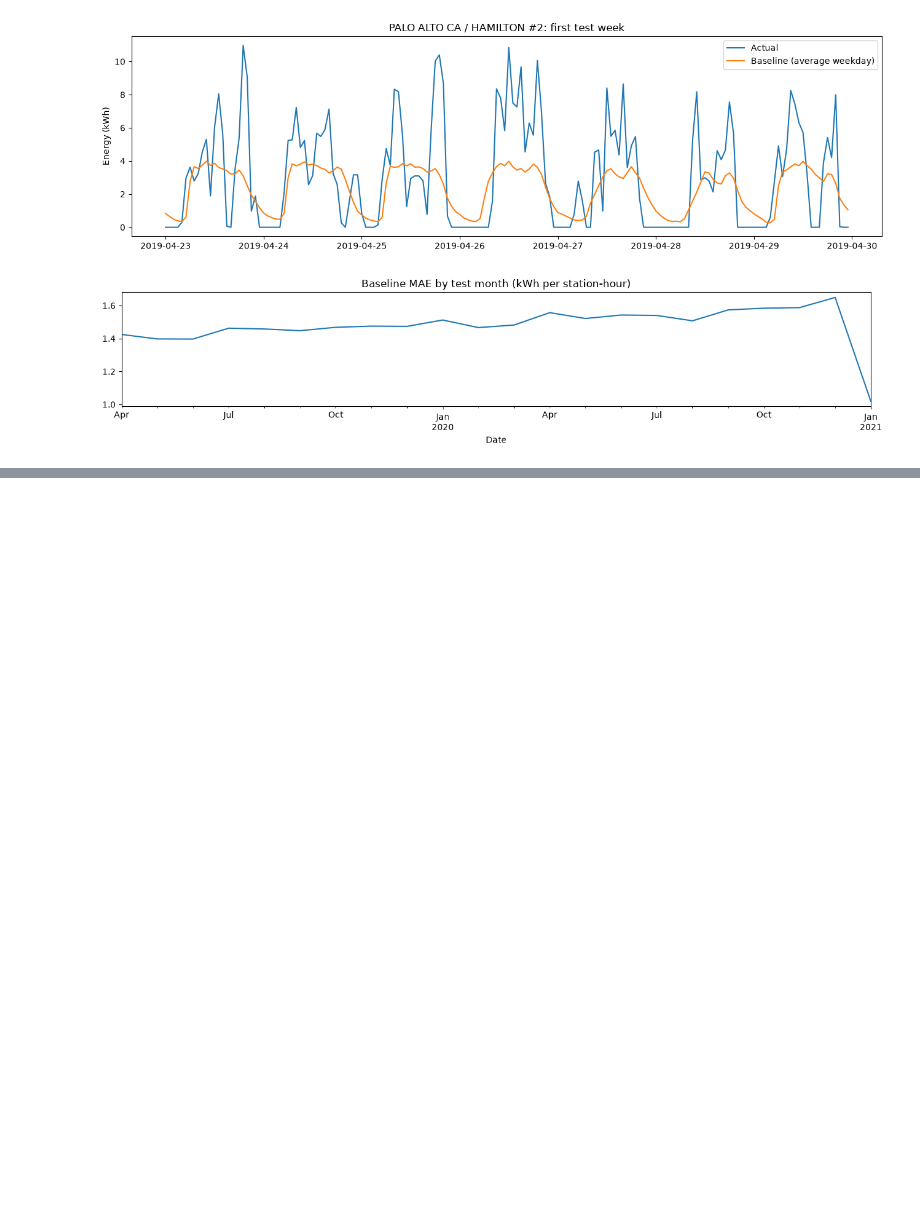
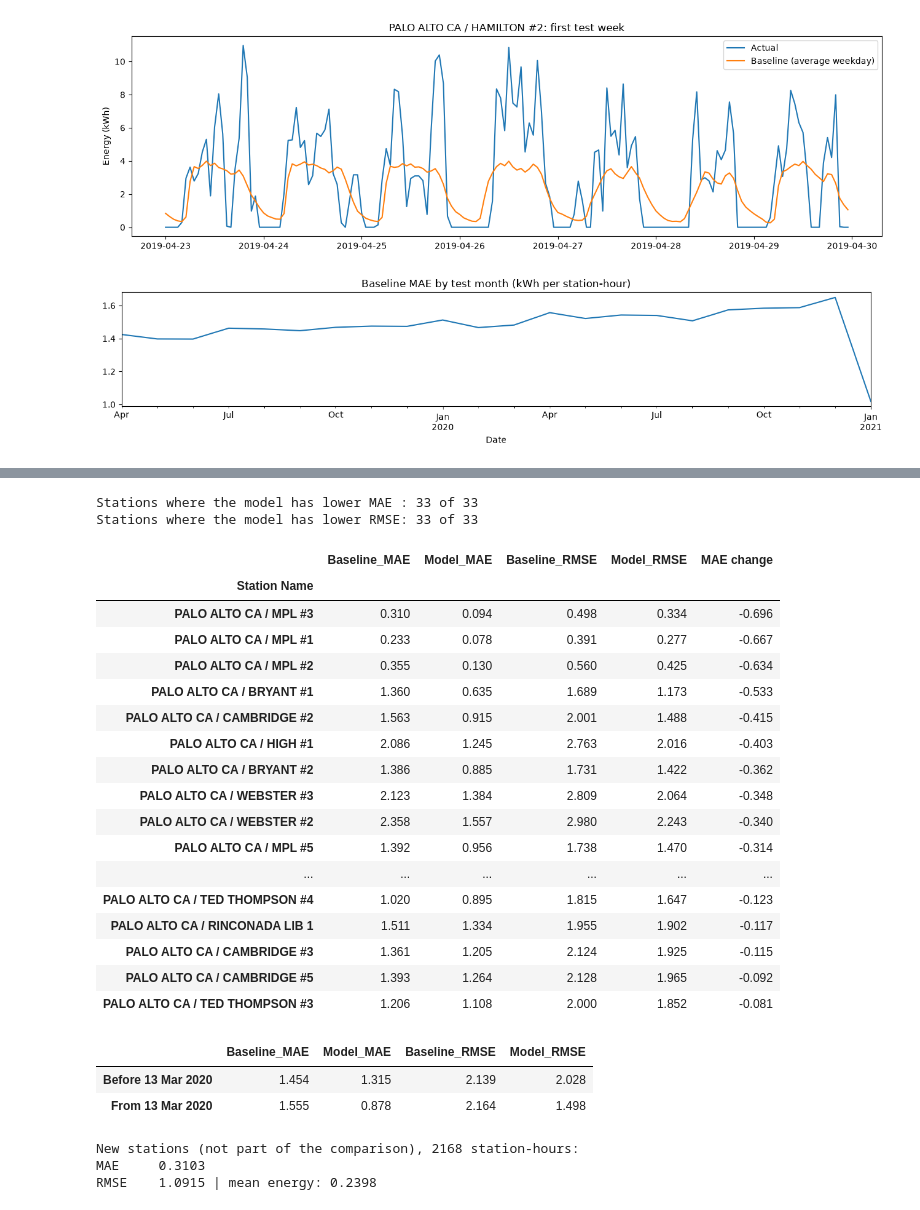
Before and after one commit to dumitritamacarenco/Introduction-to-Business-Analytics---Project-, a Jupyter notebook: task2_prediction.ipynb, the cells around one changed output, grey strips where cells are left out. Saved outputs shown, nothing was run; the diff lists cells and outputs as text; code cells hidden in the pictures; blank space fills up the shorter version.

```diff
--- a/task2_prediction.ipynb
+++ b/task2_prediction.ipynb
@@ -158,0 +231,14 @@ plt.show()
+# %%
+is_train = (features["Date"] < CUTOFF) & features[TARGET].notna()
+
+model = HistGradientBoostingRegressor(categorical_features="from_dtype", learning_rate=0.05, max_iter=300, random_state=0)
+model.fit(features.loc[is_train, FEATURES], features.loc[is_train, TARGET])
+
+# Same test rows as the baseline
+scored["Model"] = model.predict(features.loc[scored.index, FEATURES]).clip(min=0)
+
+results = pd.DataFrame({name: evaluate(scored[TARGET], scored[name]) for name in ["Baseline", "Model"]}).T
+results["MAE change"] = results["MAE"] / results.loc["Baseline", "MAE"] - 1
+results["RMSE change"] = results["RMSE"] / results.loc["Baseline", "RMSE"] - 1
+print(f"Trained on {is_train.sum()} station-hours, scored on {len(scored)}")
+display(results.style.format({"MAE": "{:.4f}", "RMSE": "{:.4f}", "MAE change": "{:+.1%}", "RMSE change": "{:+.1%}"}))
@@ -158,0 +250,48 @@ plt.show()
+# %%
+# Per station: does the model win everywhere, or only on average?
+def both(g):
+    b, m = evaluate(g[TARGET], g["Baseline"]), evaluate(g[TARGET], g["Model"])
+    return pd.Series({"Baseline_MAE": b["MAE"], "Model_MAE": m["MAE"], "Baseline_RMSE": b["RMSE"], "Model_RMSE": m["RMSE"]})
+
+by_station = scored.groupby("Station Name")[[TARGET, "Baseline", "Model"]].apply(both)
+by_station["MAE change"] = by_station["Model_MAE"] / by_station["Baseline_MAE"] - 1
+print("Stations where the model has lower MAE :", (by_station["Model_MAE"] < by_station["Baseline_MAE"]).sum(), "of", len(by_station))
+print("Stations where the model has lower RMSE:", (by_station["Model_RMSE"] < by_station["Baseline_RMSE"]).sum(), "of", len(by_station))
+display(by_station.sort_values("MAE change").round(3))
+
+# Before and after the COVID drop in demand
+period = np.where(scored["Date"] < "2020-03-13", "Before 13 Mar 2020", "From 13 Mar 2020")
+display(scored.groupby(period)[[TARGET, "Baseline", "Model"]].apply(both).round(3))
+
+# The stations that opened after the cut-off: the baseline has nothing to say, the model can use their lags
+new_rows = features[features["Station Name"].isin(new_stations) & (features["Date"] >= CUTOFF) & features[TARGET].notna()]
+new_pred = pd.Series(model.predict(new_rows[FEATURES]).clip(min=0), index=new_rows.index)
+print(f"New stations (not part of the comparison), {len(new_rows)} station-hours:")
+print(evaluate(new_rows[TARGET], new_pred).round(4).to_string(), "| mean energy:", round(new_rows[TARGET].mean(), 4))
+# %% [output]
+Stations where the model has lower MAE : 33 of 33
+Stations where the model has lower RMSE: 33 of 33
+|  | Baseline_MAE | Model_MAE | Baseline_RMSE | Model_RMSE | MAE change |
+| Station Name |  |  |  |  |  |
+| PALO ALTO CA / MPL #3 | 0.310 | 0.094 | 0.498 | 0.334 | -0.696 |
+| PALO ALTO CA / MPL #1 | 0.233 | 0.078 | 0.391 | 0.277 | -0.667 |
+| PALO ALTO CA / MPL #2 | 0.355 | 0.130 | 0.560 | 0.425 | -0.634 |
+| PALO ALTO CA / BRYANT #1 | 1.360 | 0.635 | 1.689 | 1.173 | -0.533 |
+| PALO ALTO CA / CAMBRIDGE #2 | 1.563 | 0.915 | 2.001 | 1.488 | -0.415 |
+| PALO ALTO CA / HIGH #1 | 2.086 | 1.245 | 2.763 | 2.016 | -0.403 |
+| PALO ALTO CA / BRYANT #2 | 1.386 | 0.885 | 1.731 | 1.422 | -0.362 |
+| PALO ALTO CA / WEBSTER #3 | 2.123 | 1.384 | 2.809 | 2.064 | -0.348 |
+| PALO ALTO CA / WEBSTER #2 | 2.358 | 1.557 | 2.980 | 2.243 | -0.340 |
+| PALO ALTO CA / MPL #5 | 1.392 | 0.956 | 1.738 | 1.470 | -0.314 |
+| ... | ... | ... | ... | ... | ... |
+| PALO ALTO CA / TED THOMPSON #4 | 1.020 | 0.895 | 1.815 | 1.647 | -0.123 |
+| PALO ALTO CA / RINCONADA LIB 1 | 1.511 | 1.334 | 1.955 | 1.902 | -0.117 |
+| PALO ALTO CA / CAMBRIDGE #3 | 1.361 | 1.205 | 2.124 | 1.925 | -0.115 |
+| PALO ALTO CA / CAMBRIDGE #5 | 1.393 | 1.264 | 2.128 | 1.965 | -0.092 |
+| PALO ALTO CA / TED THOMPSON #3 | 1.206 | 1.108 | 2.000 | 1.852 | -0.081 |
+|  | Baseline_MAE | Model_MAE | Baseline_RMSE | Model_RMSE |
+| Before 13 Mar 2020 | 1.454 | 1.315 | 2.139 | 2.028 |
+| From 13 Mar 2020 | 1.555 | 0.878 | 2.164 | 1.498 |
+New stations (not part of the comparison), 2168 station-hours:
+MAE     0.3103
+RMSE    1.0915 | mean energy: 0.2398
```
Also changed, not shown: parts of 6 cells of this notebook.
